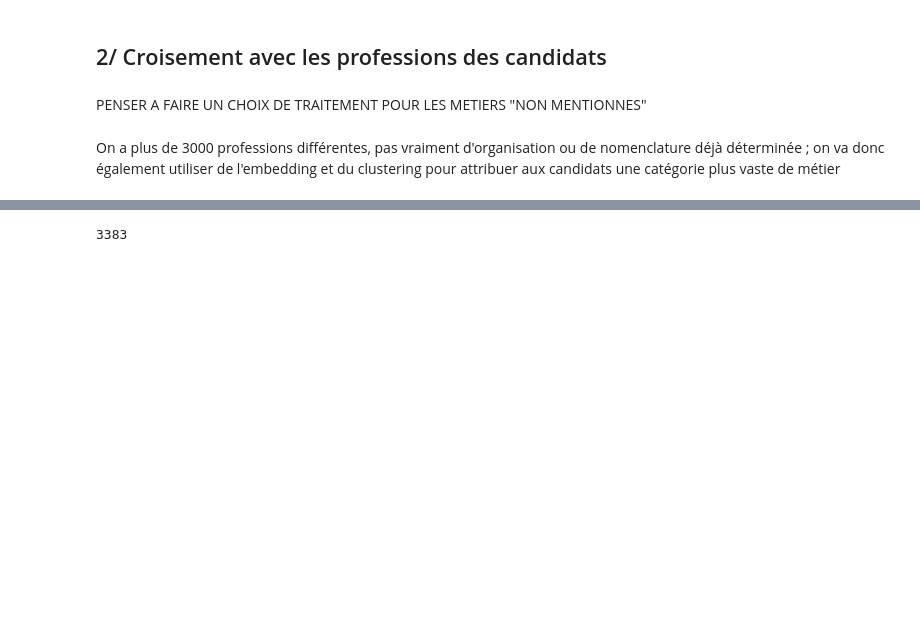
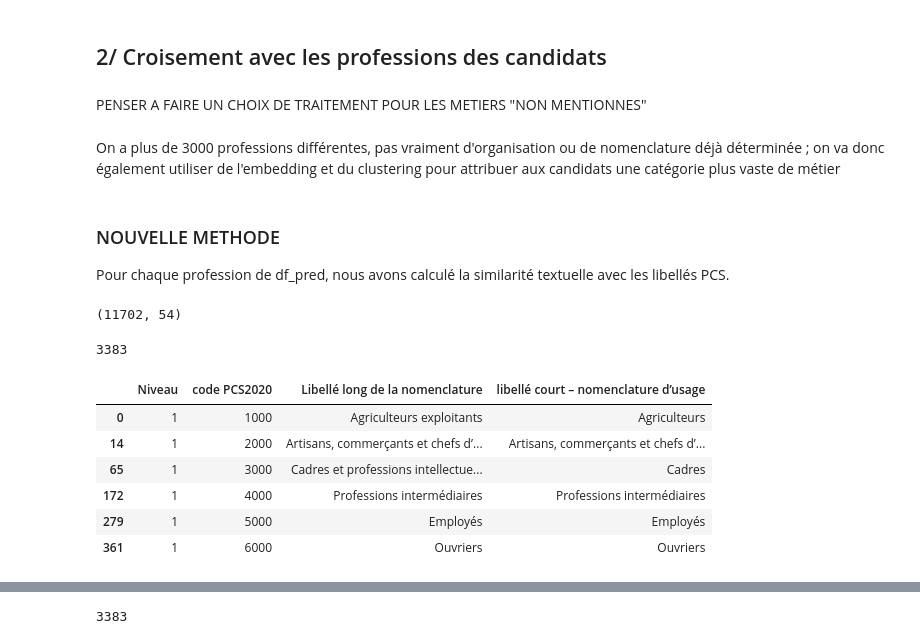
Before and after one commit to CaroLebrun/NLP_3A, a Jupyter notebook: main.ipynb, the cells around one changed output, grey strips where cells are left out. Saved outputs shown, nothing was run; the diff lists cells and outputs as text; code cells hidden in the pictures; blank space fills up the shorter version.

```diff
--- a/main.ipynb
+++ b/main.ipynb
@@ -884,3 +878,40 @@ Cluster 12: [('majorité', 584), ('vie', 533), ('pays', 522), ('faut', 482), ('e
 PENSER A FAIRE UN CHOIX DE TRAITEMENT POUR LES METIERS "NON MENTIONNES"
 # %% [markdown]
 On a plus de 3000 professions différentes, pas vraiment d'organisation ou de nomenclature déjà déterminée ; on va donc également utiliser de l'embedding et du clustering pour attribuer aux candidats une catégorie plus vaste de métier
+# %% [markdown]
+### NOUVELLE METHODE
+
+Pour chaque profession de df_pred, nous avons calculé la similarité textuelle avec les libellés PCS.
+# %%
+df_metier = df[df['titulaire-profession'] != "non mentionné"].copy()
+df_metier.shape
+# %% [output]
+(11702, 54)
+# %%
+#small cleaning for jobs
+professions = df_metier['titulaire-profession'].dropna()
+professions_clean = (
+    professions
+    .str.lower()
+    .str.strip()
+    # we delete the ";" that separates the different professions declared by the same candidate
+    .str.replace(";", " ", regex=False)
+
+)
+unique_professions = professions_clean.unique()
+
+unique_professions = [clean_prof(p) for p in unique_professions]
+len(unique_professions)
+# %% [output]
+3383
+# %%
+df_pcs = pd.read_csv("data/insee/insee_PCS2020_4.csv", sep=";")
+df_pcs[df_pcs["Niveau"]==1]
+# %% [output]
+|  | Niveau | code PCS2020 | Libellé long de la nomenclature | libellé court – nomenclature d’usage |
+| 0 | 1 | 1000 | Agriculteurs exploitants | Agriculteurs |
+| 14 | 1 | 2000 | Artisans, commerçants et chefs d’... | Artisans, commerçants et chefs d’... |
+| 65 | 1 | 3000 | Cadres et professions intellectue... | Cadres |
+| 172 | 1 | 4000 | Professions intermédiaires | Professions intermédiaires |
+| 279 | 1 | 5000 | Employés | Employés |
+| 361 | 1 | 6000 | Ouvriers | Ouvriers |
```
Also changed, not shown: parts of 25 cells of this notebook, 2 other files.
